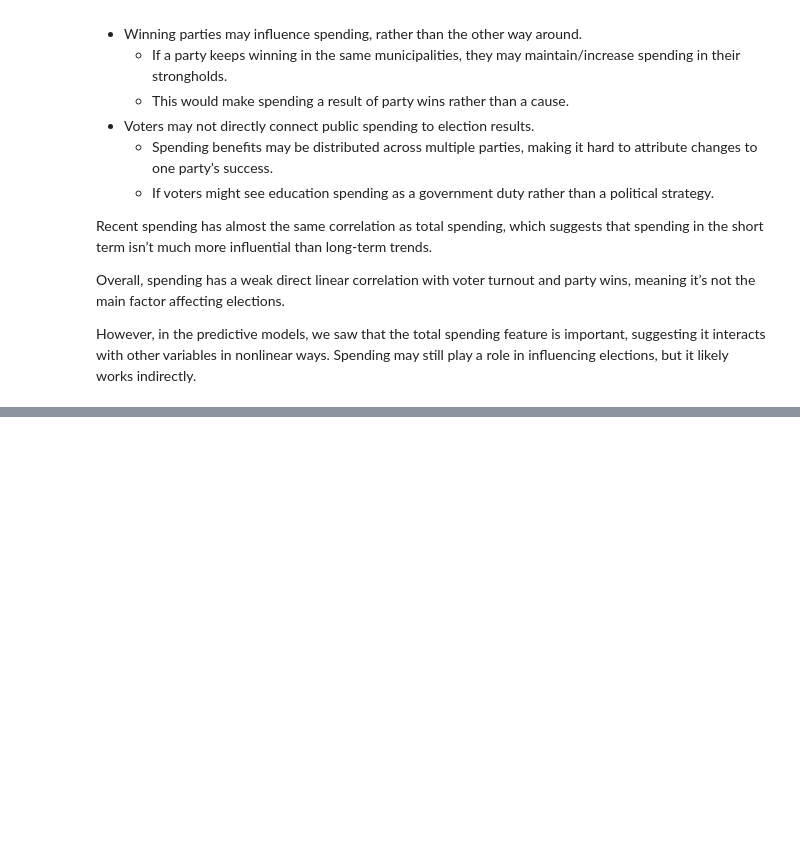
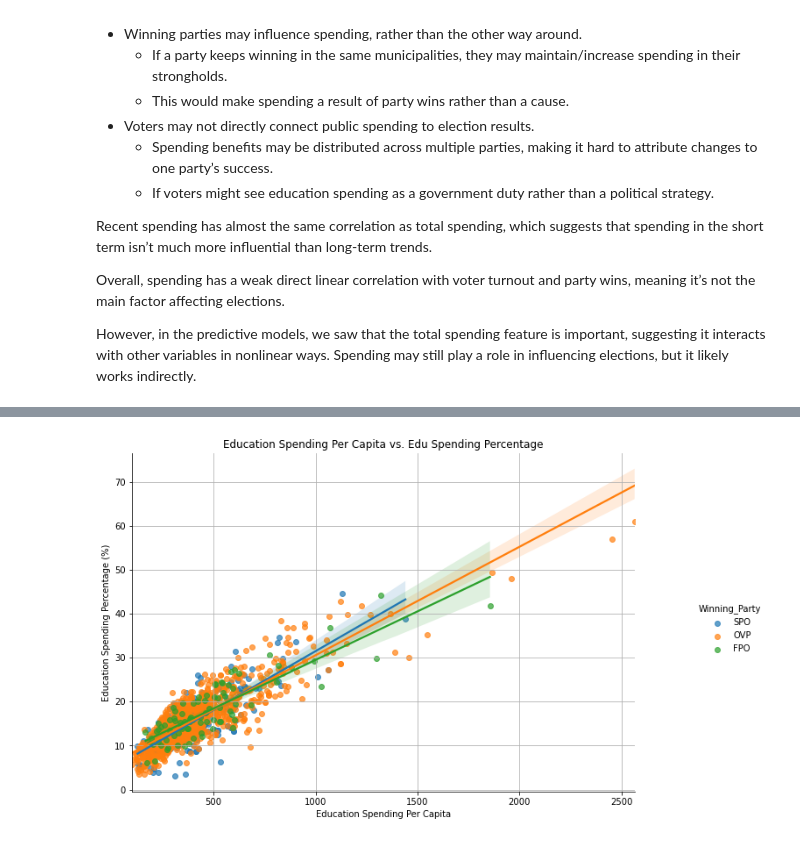
Before and after one commit to richietk/spark_project, a Jupyter notebook: spending_turnout.ipynb, the cells around one changed output, grey strips where cells are left out. Saved outputs shown, nothing was run; the diff lists cells and outputs as text; code cells hidden in the pictures; blank space fills up the shorter version.

```diff
--- a/spending_turnout.ipynb
+++ b/spending_turnout.ipynb
@@ -169,0 +161,11 @@ Graph 2 shows us that the most variation in education spending is in municipalit
+# %%
+# education spending per capita vs. education spending %
+g = sns.lmplot(data=merged_pdf, x="Education_Spending_PC", y="Edu_Spending_Percentage",
+               hue="Winning_Party", palette="tab10", scatter_kws={"alpha": 0.7})
+g.fig.set_size_inches(11, 6)
+plt.xlabel("Education Spending Per Capita")
+plt.ylabel("Education Spending Percentage (%)")
+plt.title("Education Spending Per Capita vs. Edu Spending Percentage")
+plt.grid(True)
+# %% [output]
+[figure, added]
```
Also changed, not shown: parts of 19 cells of this notebook, 9 other files.
